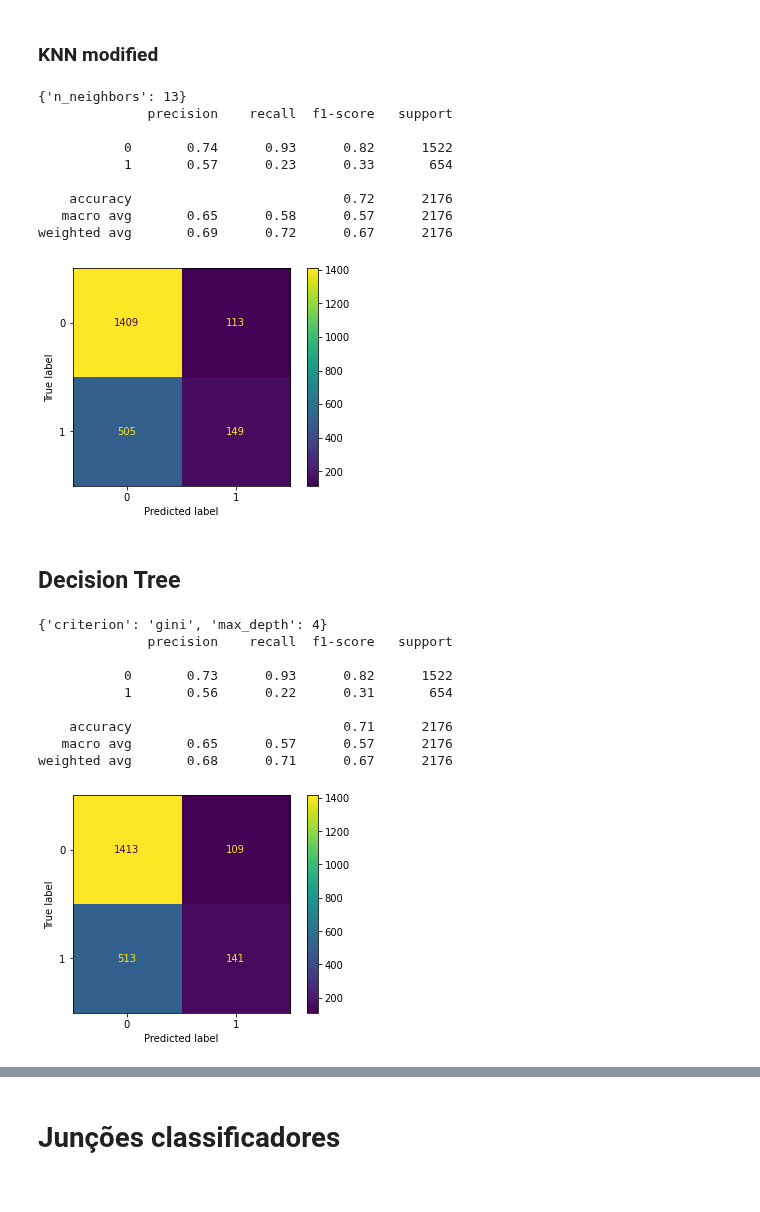
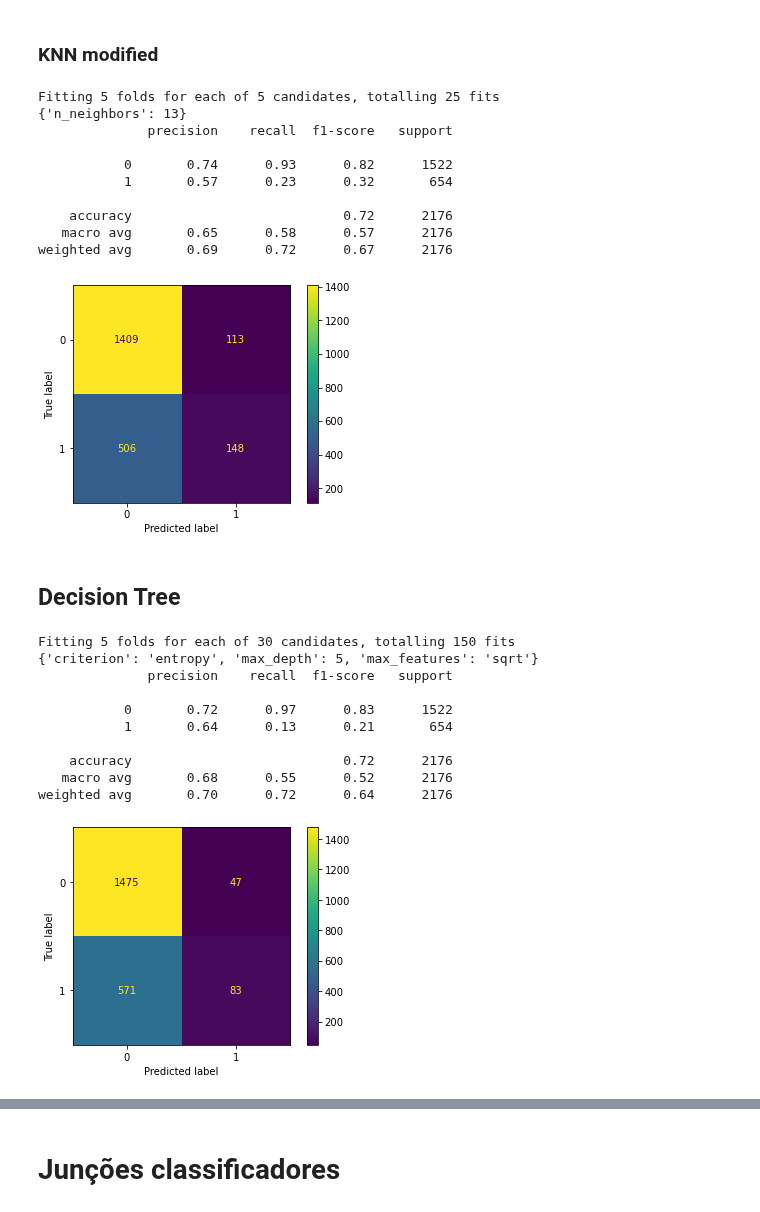
Before and after one commit to ivarejao/NLP-with-Disaster-Tweets, a Jupyter notebook: FinalProject-IgorVarejão-VitorBonella.ipynb, the cells around one changed output, grey strips where cells are left out. Drawn from its saved outputs; the diff is of its cells as text; code cells hidden in the pictures.

```diff
--- a/FinalProject-IgorVarejão-VitorBonella.ipynb
+++ b/FinalProject-IgorVarejão-VitorBonella.ipynb
@@ -355,9 +371,10 @@ Text(0.5, 1.05, 'Distribuição da quantidade de caracteres do tweet por classe'
 # %%
 def test_classifier(classifier,params, X_train,y_train,X_test,y_test):
     if params:
-        clf = GridSearchCV(classifier, params, n_jobs = -1,cv=5, verbose=1)
+        clf = GridSearchCV(classifier, params, n_jobs = -1,cv=5, verbose=2)
     else:
         clf = classifier
+
     clf.fit(X_train, y_train)
 
     print(clf.best_params_) if params else print("Done")
@@ -402,11 +419,12 @@ params = {'n_neighbors': [3,5,7,11,13]}
 
 knn = test_classifier(KNeighborsClassifier(),params,auXtrain,y_train,auxXtest,y_test)
 # %% [output]
+Fitting 5 folds for each of 5 candidates, totalling 25 fits
 {'n_neighbors': 13}
               precision    recall  f1-score   support
 
            0       0.74      0.93      0.82      1522
-           1       0.57      0.23      0.33       654
+           1       0.57      0.23      0.32       654
 
     accuracy                           0.72      2176
    macro avg       0.65      0.58      0.57      2176
@@ -415,20 +433,23 @@ weighted avg       0.69      0.72      0.67      2176
 # %% [markdown]
 ## Decision Tree
 # %%
-params = {'criterion':['gini','entropy'],'max_depth':[4,5,6,7,8,9,10,11,12,15,20,30,40,50,70,90,120,150]}
+params = {'criterion':['gini','entropy'],
+          'max_depth':[None,5,10,50,100],
+          'max_features':["auto", "sqrt", "log2"]}
 
 dt = test_classifier(DecisionTreeClassifier(),params,X_train,y_train,X_test,y_test)
 # %% [output]
-{'criterion': 'gini', 'max_depth': 4}
+Fitting 5 folds for each of 30 candidates, totalling 150 fits
+{'criterion': 'entropy', 'max_depth': 5, 'max_features': 'sqrt'}
               precision    recall  f1-score   support
 
-           0       0.73      0.93      0.82      1522
-           1       0.56      0.22      0.31       654
+           0       0.72      0.97      0.83      1522
+           1       0.64      0.13      0.21       654
 
-    accuracy                           0.71      2176
-   macro avg       0.65      0.57      0.57      2176
-weighted avg       0.68      0.71      0.67      2176
+    accuracy                           0.72      2176
+   macro avg       0.68      0.55      0.52      2176
+weighted avg       0.70      0.72      0.64      2176
-[figure, old version]
+[figure, new version]
 # %%
 dot_data = export_graphviz(dt.best_estimator_, out_file=None,
                      filled=True, rounded=True,
```
Also changed, not shown: parts of 11 cells of this notebook.
